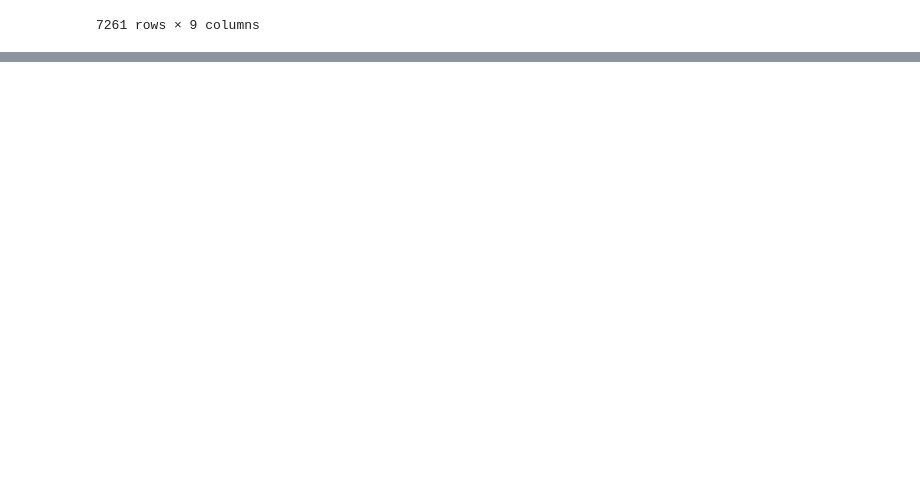
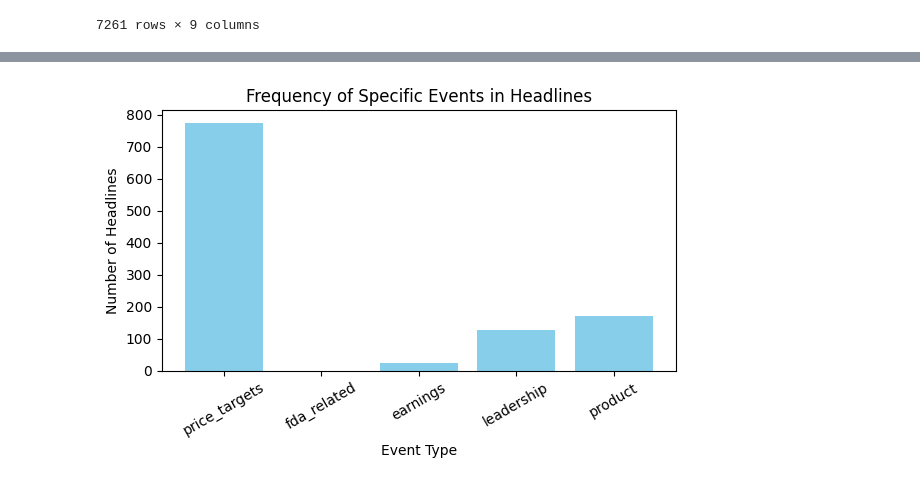
Before and after one commit to Adonis-Tibebe/StockSentimentPrediction-week1, a Jupyter notebook: notebooks/Task1_Topic_Modeling.ipynb, the cells around one changed output, grey strips where cells are left out. Saved outputs shown, nothing was run; the diff lists cells and outputs as text; code cells hidden in the pictures; blank space fills up the shorter version.

Commit message:
task: added some needed plots

```diff
--- a/notebooks/Task1_Topic_Modeling.ipynb
+++ b/notebooks/Task1_Topic_Modeling.ipynb
@@ -255,0 +297,12 @@ cleaned_filtered_data
+# %%
+# Simple bar plot for event frequency
+plt.figure(figsize=(6, 4))
+plt.bar(event_counts.keys(), event_counts.values(), color='skyblue')
+plt.ylabel("Number of Headlines")
+plt.xlabel("Event Type")
+plt.title("Frequency of Specific Events in Headlines")
+plt.xticks(rotation=30)
+plt.tight_layout()
+plt.show()
+# %% [output]
+[figure, added]
```
Also changed, not shown: parts of 8 cells of this notebook.
